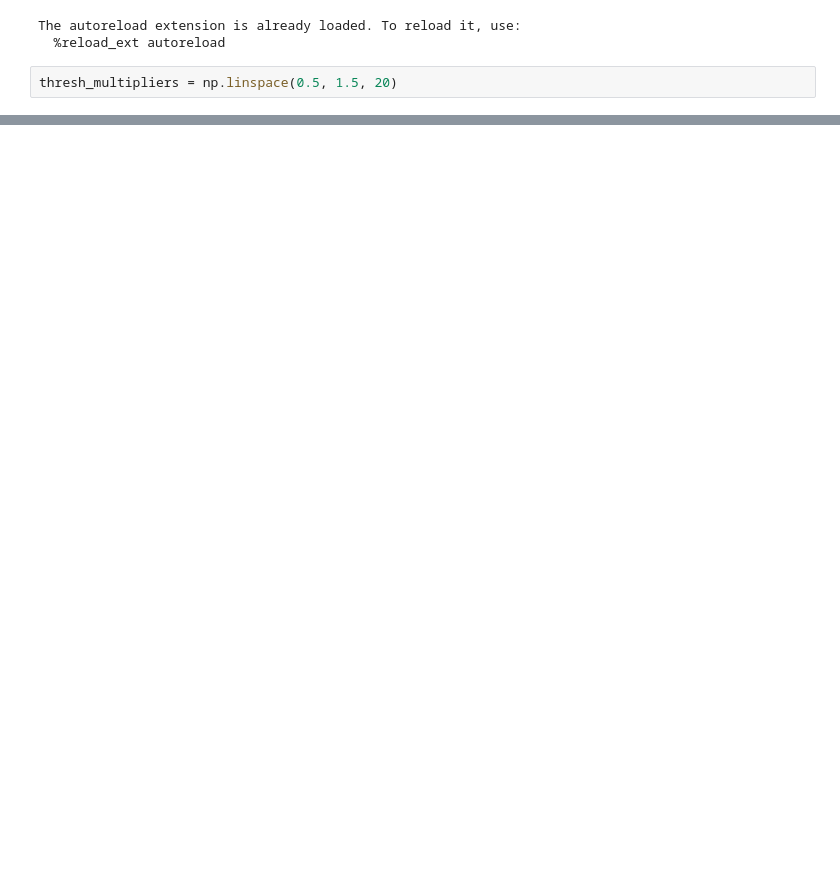
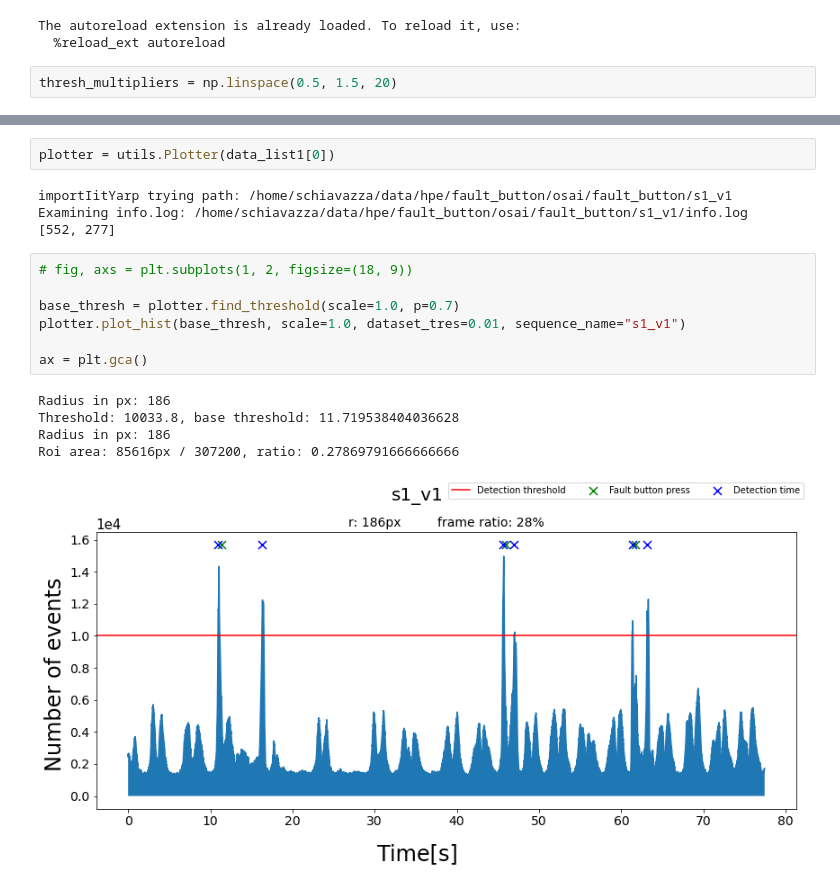
Before and after one commit to event-driven-robotics/EDPR-APRIL, a Jupyter notebook: fault_button/eventrate_test/combined_plots.ipynb, the cells around one changed output, grey strips where cells are left out. Drawn from its saved outputs; the diff is of its cells as text; blank space fills up the shorter version.

```diff
--- a/fault_button/eventrate_test/combined_plots.ipynb
+++ b/fault_button/eventrate_test/combined_plots.ipynb
@@ -656,0 +769,19 @@ plt.savefig("/home/schiavazza/Pictures/fault_button/stats_thresh.png")
+# %%
+plotter = utils.Plotter(data_list1[0])
+# %% [output]
+importIitYarp trying path: /home/schiavazza/data/hpe/fault_button/osai/fault_button/s1_v1
+Examining info.log: /home/schiavazza/data/hpe/fault_button/osai/fault_button/s1_v1/info.log
+[552, 277]
+# %%
+# fig, axs = plt.subplots(1, 2, figsize=(18, 9))
+
+base_thresh = plotter.find_threshold(scale=1.0, p=0.7)
+plotter.plot_hist(base_thresh, scale=1.0, dataset_tres=0.01, sequence_name="s1_v1")
+
+ax = plt.gca()
+# %% [output]
+Radius in px: 186
+Threshold: 10033.8, base threshold: 11.719538404036628
+Radius in px: 186
+Roi area: 85616px / 307200, ratio: 0.27869791666666666
+[figure, added]
```
Also changed, not shown: parts of 15 cells of this notebook, 1 other file.
